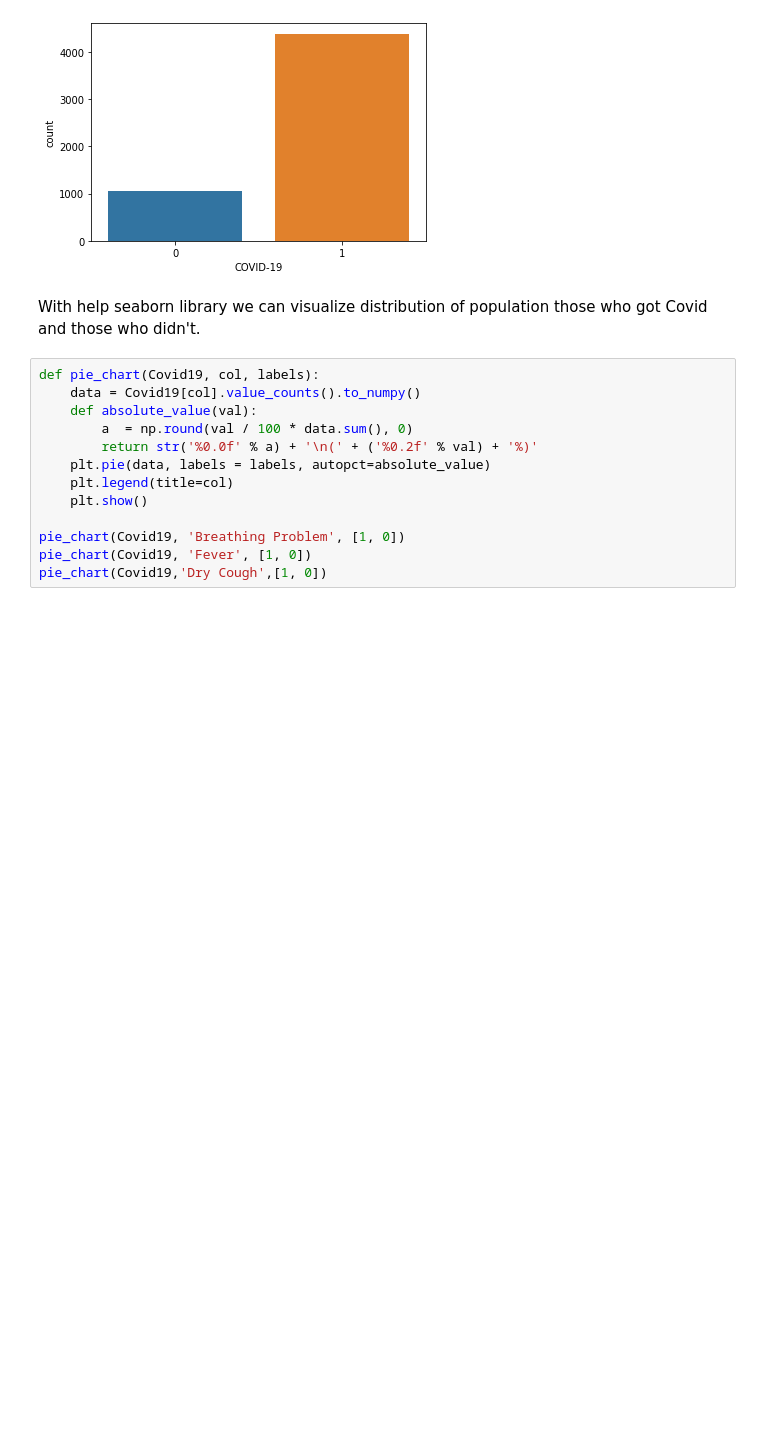
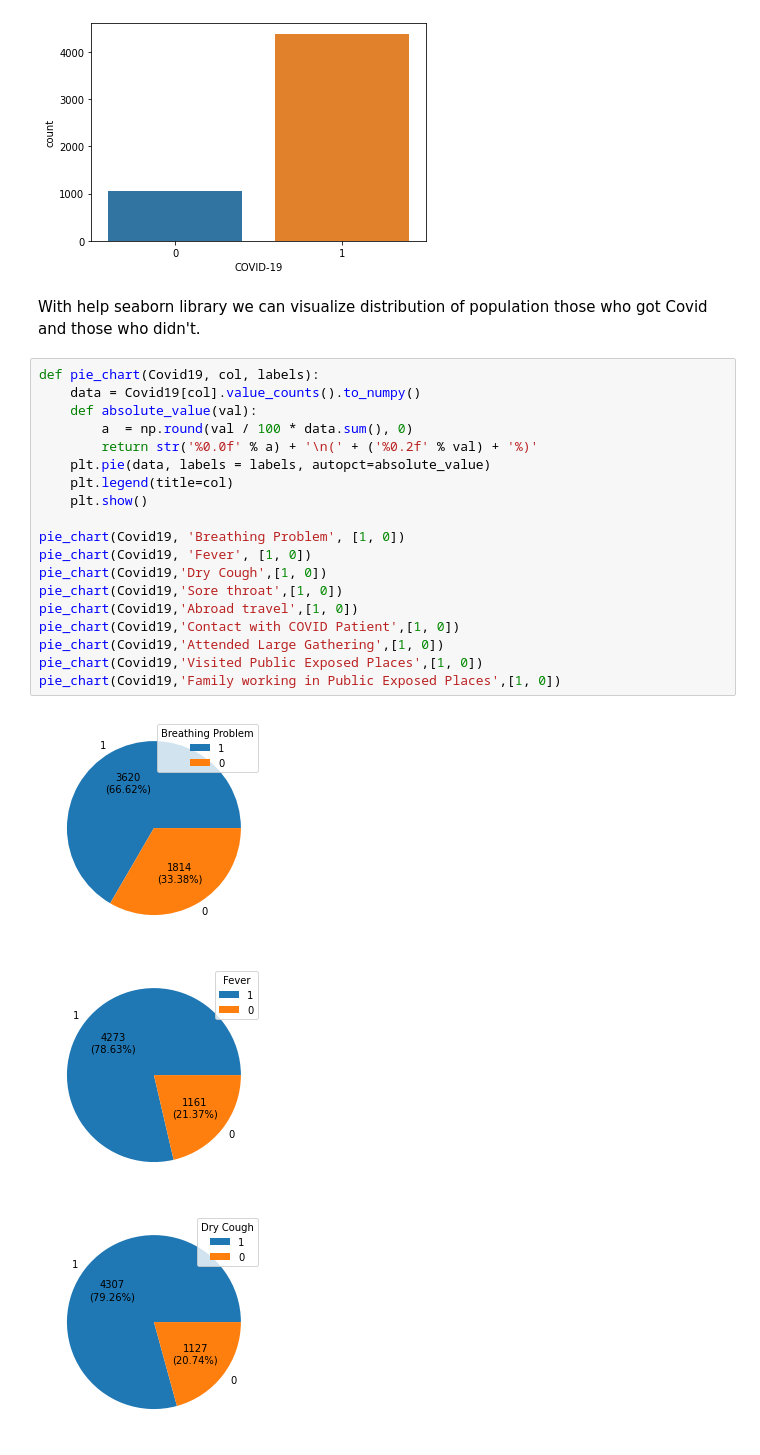
Before and after one commit to ratan54/Animated-and-Story-Telling-plot-For-COVID-19-Data-set-Using-Python, a Jupyter notebook: Big_Data_Individual_Project.ipynb, the cells around one changed output. Cells and saved outputs as stored; diff of their text form; blank space fills up the shorter version.

```diff
--- a/Big_Data_Individual_Project.ipynb
+++ b/Big_Data_Individual_Project.ipynb
@@ -189,13 +191,23 @@ With help seaborn library we can visualize distribution of population those who
 # %%
 def pie_chart(Covid19, col, labels):
     data = Covid19[col].value_counts().to_numpy()
     def absolute_value(val):
         a  = np.round(val / 100 * data.sum(), 0)
         return str('%0.0f' % a) + '\n(' + ('%0.2f' % val) + '%)'
     plt.pie(data, labels = labels, autopct=absolute_value)
     plt.legend(title=col)
     plt.show()
 
 pie_chart(Covid19, 'Breathing Problem', [1, 0])
 pie_chart(Covid19, 'Fever', [1, 0])
 pie_chart(Covid19,'Dry Cough',[1, 0])
+pie_chart(Covid19,'Sore throat',[1, 0])
+pie_chart(Covid19,'Abroad travel',[1, 0])
+pie_chart(Covid19,'Contact with COVID Patient',[1, 0])
+pie_chart(Covid19,'Attended Large Gathering',[1, 0])
+pie_chart(Covid19,'Visited Public Exposed Places',[1, 0])
+pie_chart(Covid19,'Family working in Public Exposed Places',[1, 0])
+# %% [output]
+[figure, added]
+[figure, added]
+[figure, added]
```
Also changed, not shown: parts of 3 cells of this notebook.
